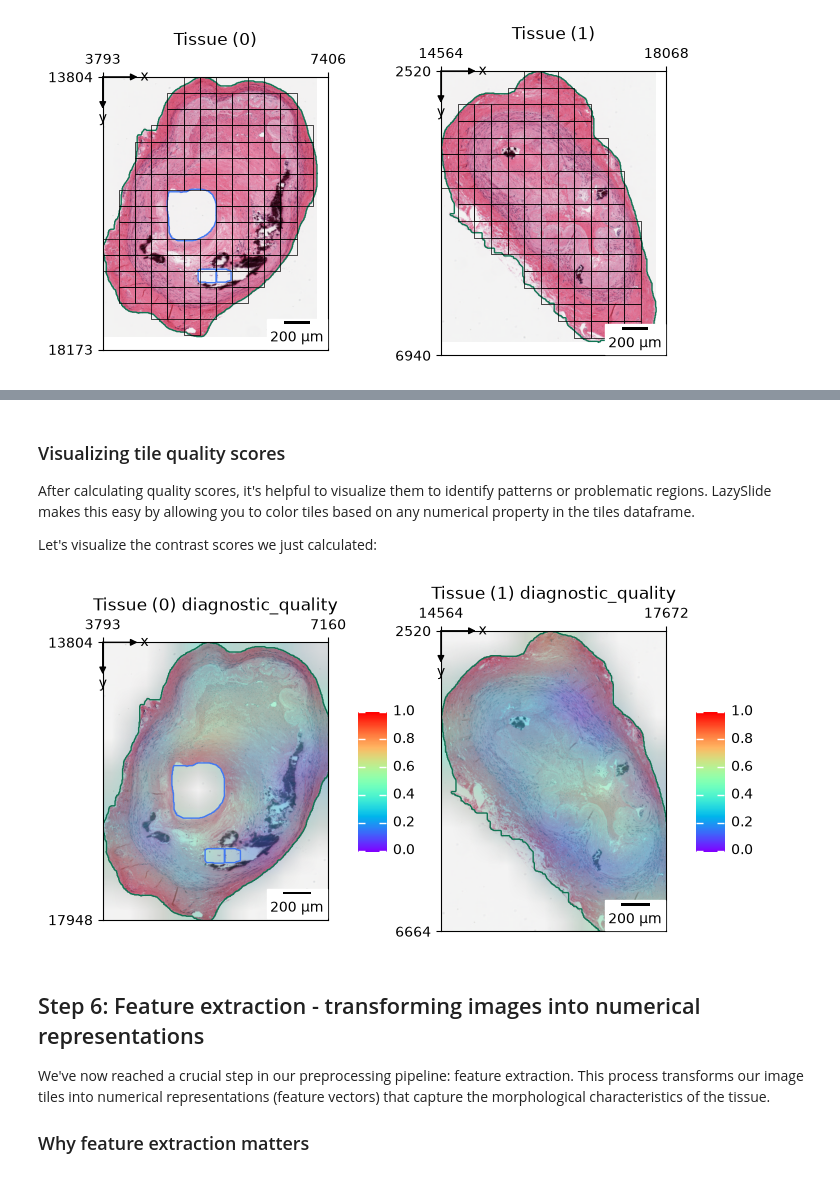
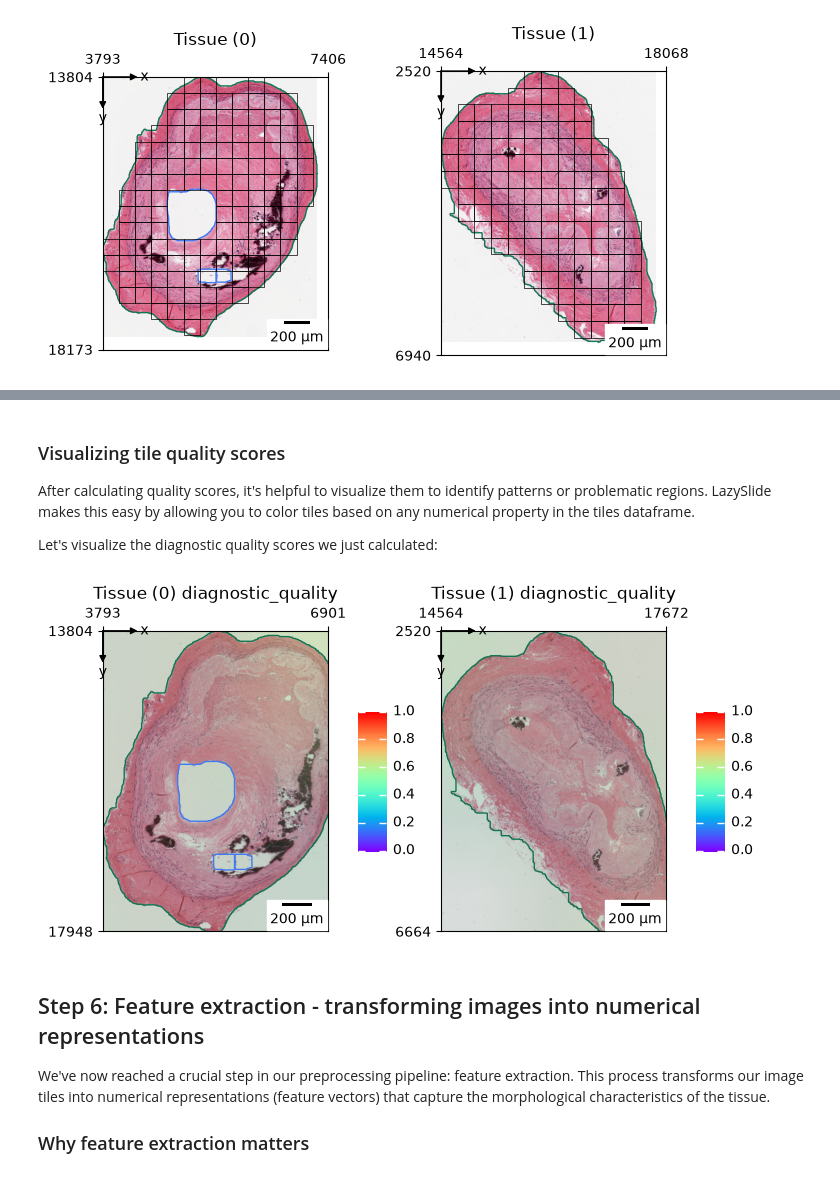
Before and after one commit to rendeirolab/lazyslide-tutorials, a Jupyter notebook: tutorials/preprocessing.ipynb, the cells around one changed output, grey strips where cells are left out. Cells and saved outputs as stored; diff of their text form; code cells hidden in the pictures.

```diff
--- a/tutorials/preprocessing.ipynb
+++ b/tutorials/preprocessing.ipynb
@@ -377,20 +379,21 @@ wsi["tiles"]
 
 After calculating quality scores, it's helpful to visualize them to identify patterns or problematic regions. LazySlide makes this easy by allowing you to color tiles based on any numerical property in the tiles dataframe.
 
-Let's visualize the contrast scores we just calculated:
+Let's visualize the diagnostic quality scores we just calculated:
 # %%
 zs.pl.tiles(
     wsi,
+    tile_key="qc_tiles",
     tissue_id="all",
     color="diagnostic_quality",
     cmap="rainbow",
     smooth=True,
     alpha=0.5,
     vmin=0,
     vmax=1,
 )
 # %% [output]
-[figure, old version]
+[figure, new version]
 # %% [markdown]
 ## Step 6: Feature extraction - transforming images into numerical representations
 
```
Also changed, not shown: parts of 6 cells of this notebook, 2 other files.
